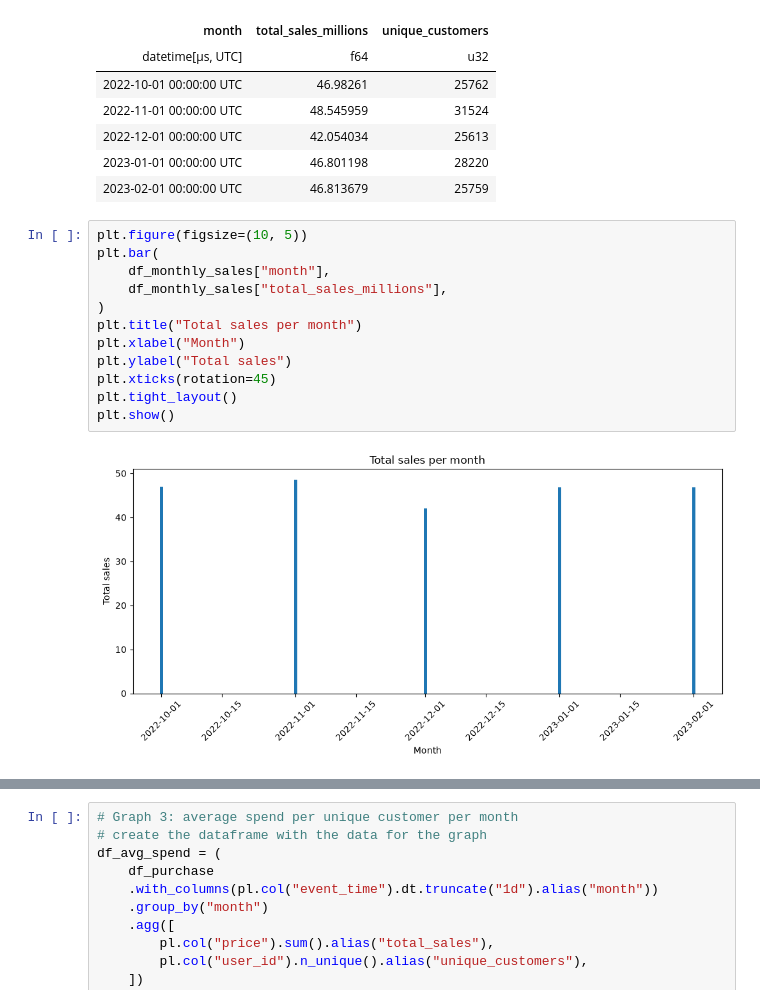
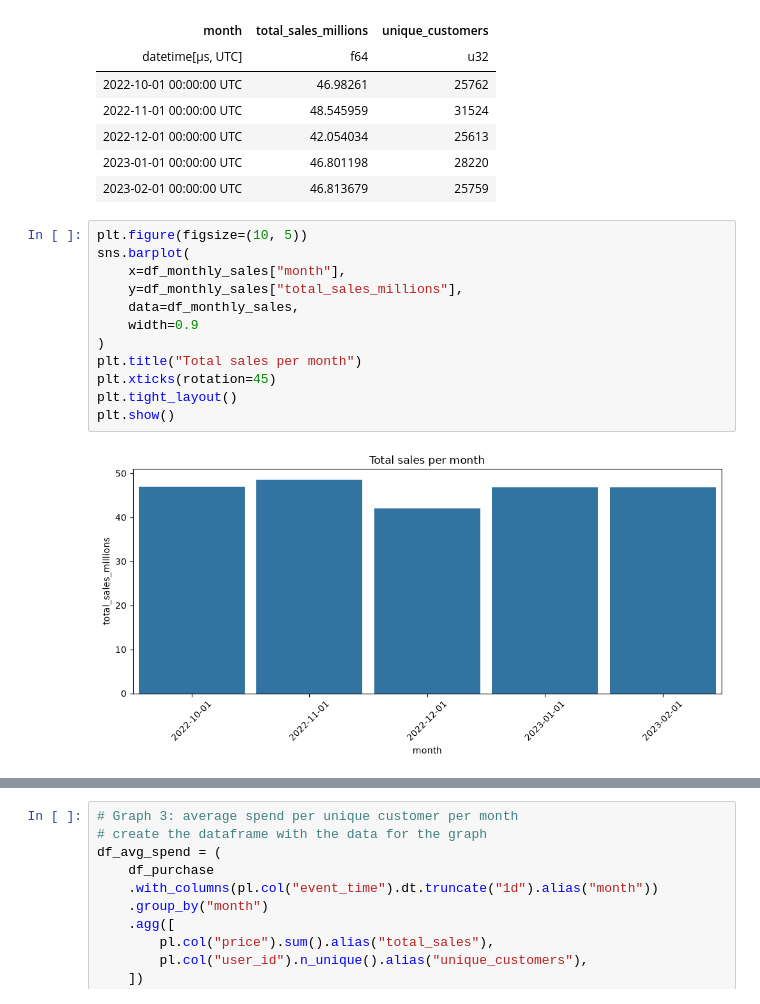
Before and after one commit to Numbersdontlie/Data-Science-Piscine, a Jupyter notebook: day3/ex01/ex01.ipynb, the cells around one changed output, grey strips where cells are left out. Cells and saved outputs as stored; diff of their text form.

```diff
--- a/day3/ex01/ex01.ipynb
+++ b/day3/ex01/ex01.ipynb
@@ -117,15 +116,15 @@ shape: (5, 3)
 | 2023-02-01 00:00:00 UTC | 46.813679 | 25759 |
 # %%
 plt.figure(figsize=(10, 5))
-plt.bar(
-    df_monthly_sales["month"],
-    df_monthly_sales["total_sales_millions"],
+sns.barplot(
+    x=df_monthly_sales["month"],
+    y=df_monthly_sales["total_sales_millions"],
+    data=df_monthly_sales,
+    width=0.9
 )
 plt.title("Total sales per month")
-plt.xlabel("Month")
-plt.ylabel("Total sales")
 plt.xticks(rotation=45)
 plt.tight_layout()
 plt.show()
 # %% [output]
-[figure, old version]
+[figure, new version]
```
Also changed, not shown: parts of 5 cells of this notebook, 1 other file.
